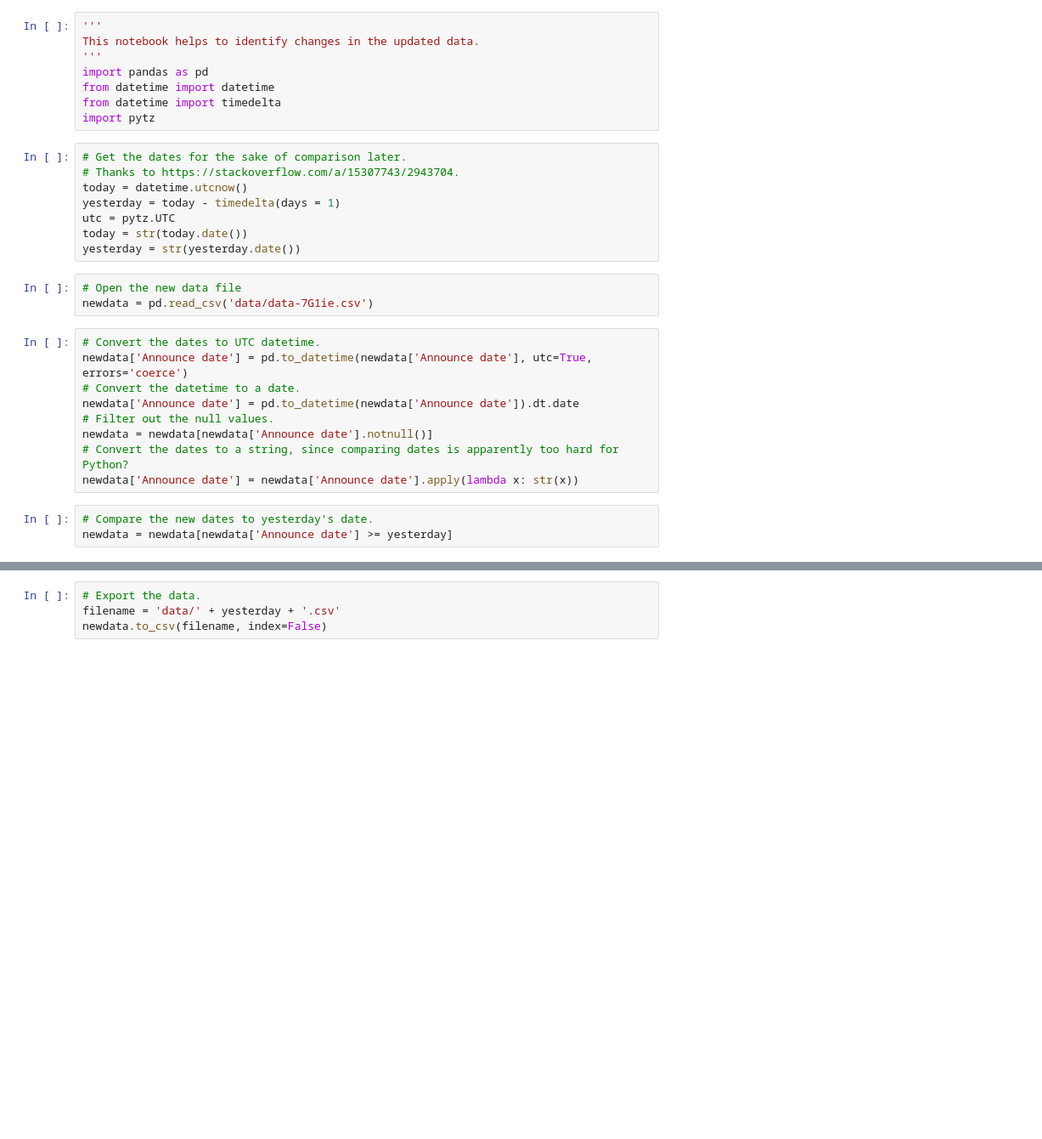
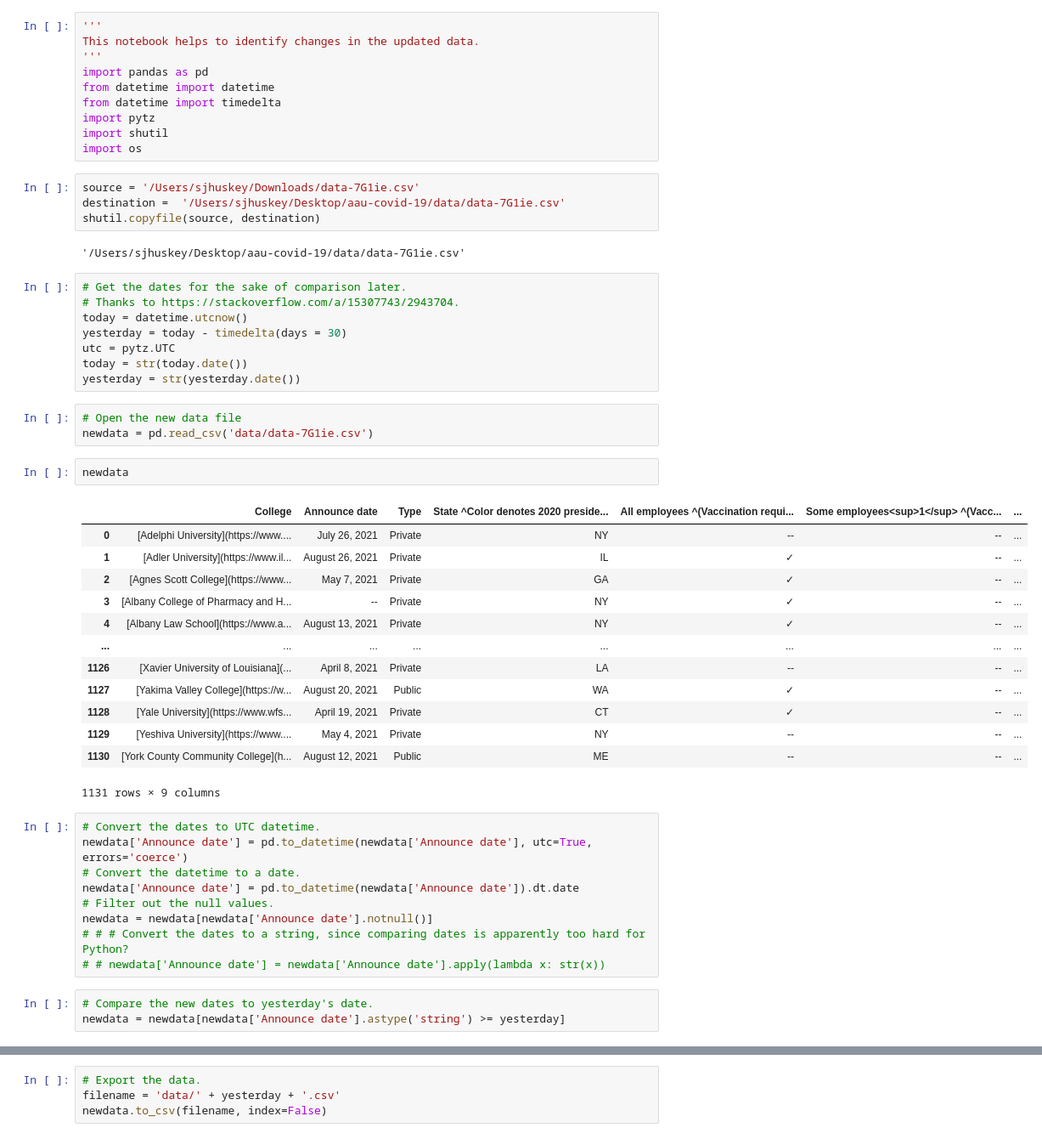
Before and after one commit to sjhuskey/aau-covid-19, a Jupyter notebook: compare-new-data.ipynb, the cells around one changed output, grey strips where cells are left out. Shown at 85% size. Cells and saved outputs as stored; diff of their text form; blank space fills up the shorter version.

Commit message:
Updating data and revised script.

```diff
--- a/compare-new-data.ipynb
+++ b/compare-new-data.ipynb
@@ -6,17 +6,41 @@ import pandas as pd
 from datetime import datetime
 from datetime import timedelta
 import pytz
+import shutil
+import os
+# %%
+source = '/Users/sjhuskey/Downloads/data-7G1ie.csv'
+destination =  '/Users/sjhuskey/Desktop/aau-covid-19/data/data-7G1ie.csv'
+shutil.copyfile(source, destination)
+# %% [output]
+'/Users/sjhuskey/Desktop/aau-covid-19/data/data-7G1ie.csv'
 # %%
 # Get the dates for the sake of comparison later.
 # Thanks to https://stackoverflow.com/a/15307743/2943704.
 today = datetime.utcnow()
-yesterday = today - timedelta(days = 1)
+yesterday = today - timedelta(days = 30)
 utc = pytz.UTC
 today = str(today.date())
 yesterday = str(yesterday.date())
 # %%
 # Open the new data file
 newdata = pd.read_csv('data/data-7G1ie.csv')
+# %%
+newdata
+# %% [output]
+|  | College | Announce date | Type | State ^Color denotes 2020 preside... | All employees ^(Vaccination requi... | Some employees<sup>1</sup> ^(Vacc... | ... |
+| 0 | [Adelphi University](https://www.... | July 26, 2021 | Private | NY | -- | -- | ... |
+| 1 | [Adler University](https://www.il... | August 26, 2021 | Private | IL | ✓ | -- | ... |
+| 2 | [Agnes Scott College](https://www... | May 7, 2021 | Private | GA | ✓ | -- | ... |
+| 3 | [Albany College of Pharmacy and H... | -- | Private | NY | ✓ | -- | ... |
+| 4 | [Albany Law School](https://www.a... | August 13, 2021 | Private | NY | ✓ | -- | ... |
+| ... | ... | ... | ... | ... | ... | ... | ... |
+| 1126 | [Xavier University of Louisiana](... | April 8, 2021 | Private | LA | -- | -- | ... |
+| 1127 | [Yakima Valley College](https://w... | August 20, 2021 | Public | WA | ✓ | -- | ... |
+| 1128 | [Yale University](https://www.wfs... | April 19, 2021 | Private | CT | ✓ | -- | ... |
+| 1129 | [Yeshiva University](https://www.... | May 4, 2021 | Private | NY | -- | -- | ... |
+| 1130 | [York County Community College](h... | August 12, 2021 | Public | ME | -- | -- | ... |
+1131 rows × 9 columns
 # %%
 # Convert the dates to UTC datetime.
 newdata['Announce date'] = pd.to_datetime(newdata['Announce date'], utc=True, errors='coerce')
@@ -24,11 +48,11 @@ newdata['Announce date'] = pd.to_datetime(newdata['Announce date'], utc=True, er
 newdata['Announce date'] = pd.to_datetime(newdata['Announce date']).dt.date
 # Filter out the null values.
 newdata = newdata[newdata['Announce date'].notnull()]
-# Convert the dates to a string, since comparing dates is apparently too hard for Python?
-newdata['Announce date'] = newdata['Announce date'].apply(lambda x: str(x))
+# # # Convert the dates to a string, since comparing dates is apparently too hard for Python?
+# # newdata['Announce date'] = newdata['Announce date'].apply(lambda x: str(x))
 # %%
 # Compare the new dates to yesterday's date.
-newdata = newdata[newdata['Announce date'] >= yesterday]
+newdata = newdata[newdata['Announce date'].astype('string') >= yesterday]
 # %%
 newdata
 # %% [output]
```
Also changed, not shown: parts of 1 cell of this notebook, 19 other files.
